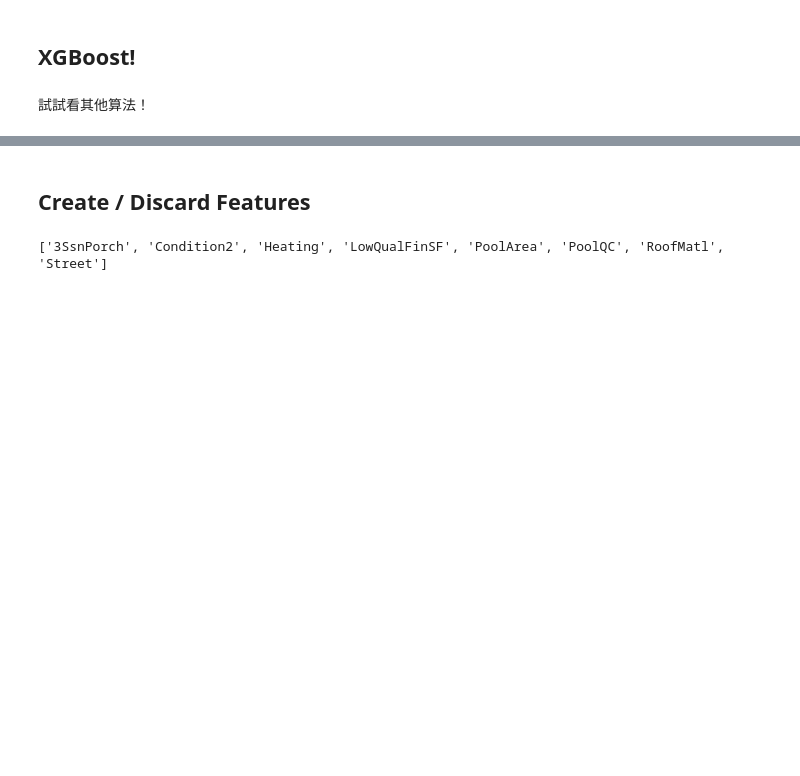
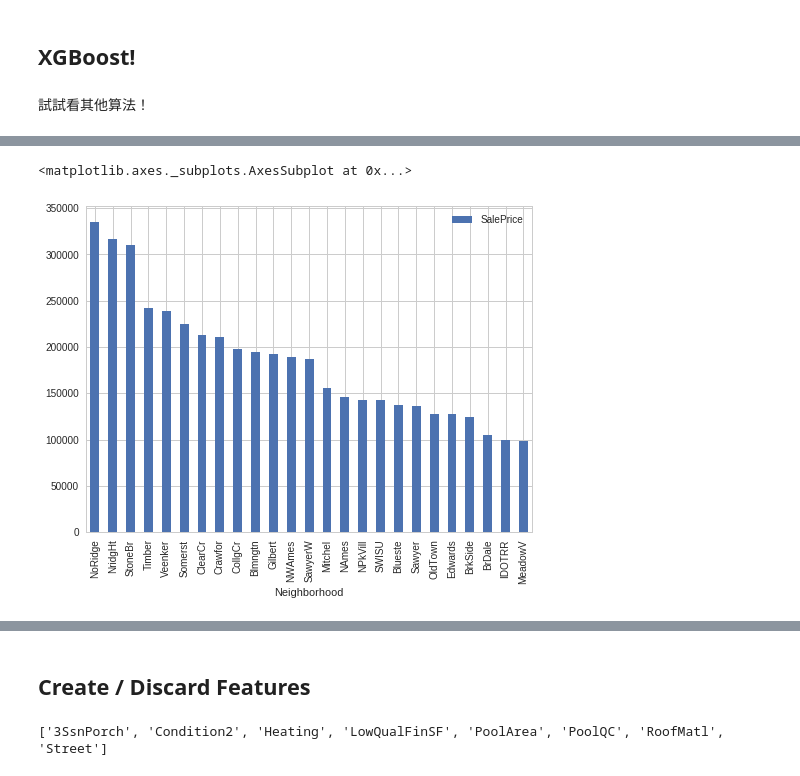
Before and after one commit to yhc1/House_Price, a Jupyter notebook: House_Price_Prediction.ipynb, the cells around one changed output, grey strips where cells are left out. Drawn from its saved outputs; the diff is of its cells as text; code cells hidden in the pictures; blank space fills up the shorter version.

```diff
--- a/House_Price_Prediction.ipynb
+++ b/House_Price_Prediction.ipynb
@@ -222,0 +247,7 @@ RMSE: 25204.7647456
+# %%
+# Mean SalePrice in each Neighborhood
+loc_price = df_m[['Neighborhood', 'SalePrice']].groupby('Neighborhood')
+loc_price.mean().sort_values('SalePrice', ascending=False).plot(kind='bar', figsize=(8,6))
+# %% [output]
+<matplotlib.axes._subplots.AxesSubplot at 0x...>
+[figure, added]
```
Also changed, not shown: parts of 34 cells of this notebook.
